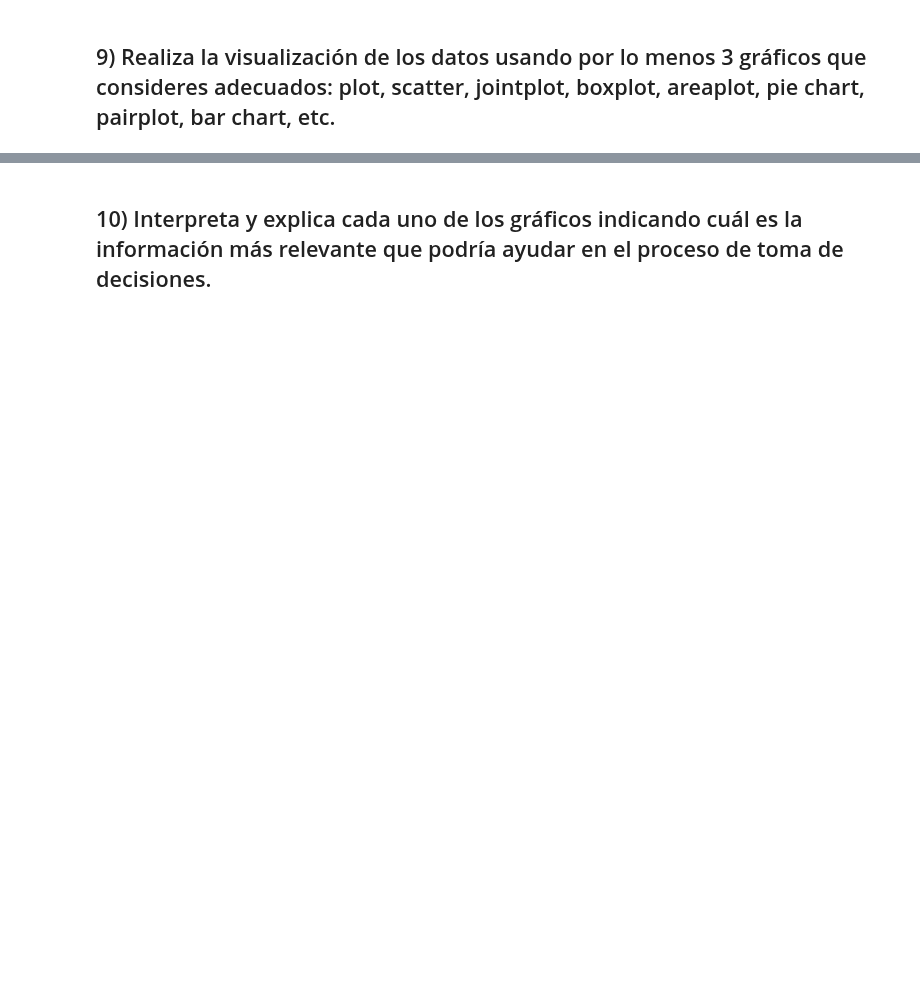
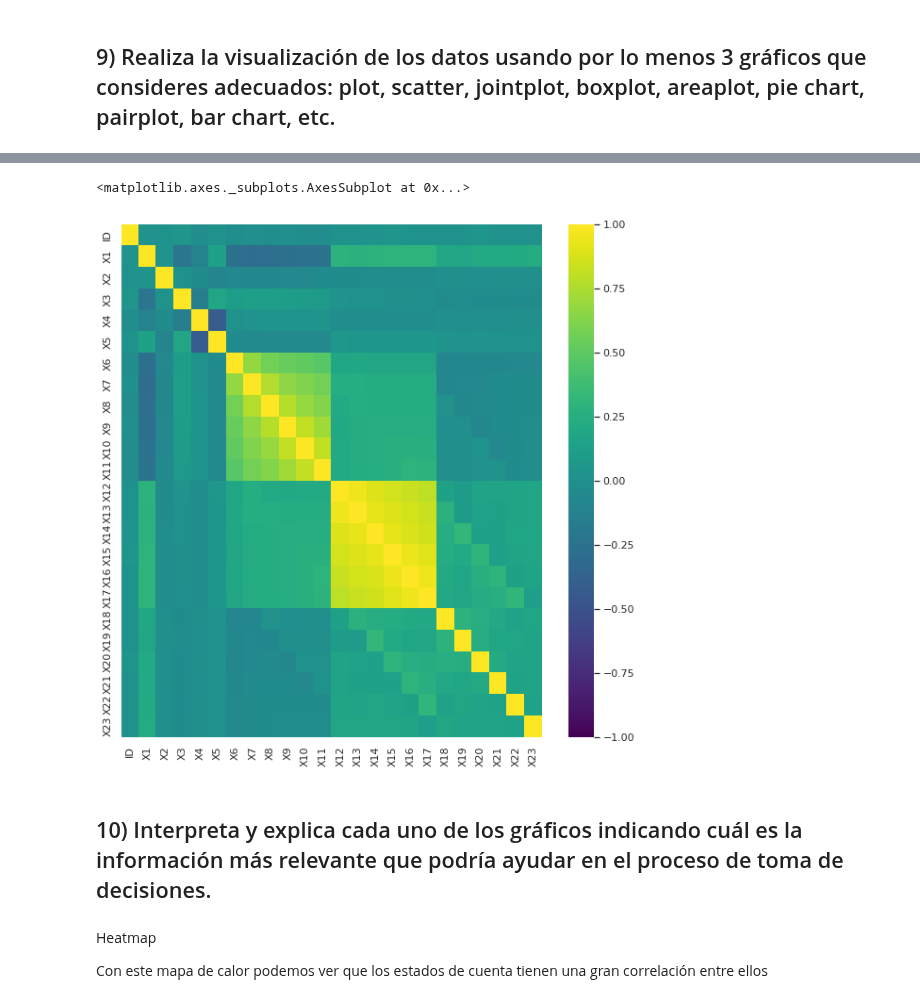
Before and after one commit to PosgradoMNA/actividades-de-aprendizaje-A01373377, a Jupyter notebook: A01373377_Actividad6_Visualizacion.ipynb, the cells around one changed output, grey strips where cells are left out. Saved outputs shown, nothing was run; the diff lists cells and outputs as text; code cells hidden in the pictures; blank space fills up the shorter version.

```diff
--- a/A01373377_Actividad6_Visualizacion.ipynb
+++ b/A01373377_Actividad6_Visualizacion.ipynb
@@ -375,2 +414,12 @@ plt.show()
+# %%
+sns.set(rc = {'figure.figsize':(10,10)})
+sns.heatmap(X.corr(), vmin = -1, vmax = 1, cmap = "viridis")
+# %% [output]
+<matplotlib.axes._subplots.AxesSubplot at 0x...>
+[figure, added]
 # %% [markdown]
 ## 10) Interpreta y explica cada uno de los gráficos indicando cuál es la información más relevante que podría ayudar en el proceso de toma de decisiones.
+# %% [markdown]
+Heatmap
+
+Con este mapa de calor podemos ver que los estados de cuenta tienen una gran correlación entre ellos
```
Also changed, not shown: parts of 25 cells of this notebook.
